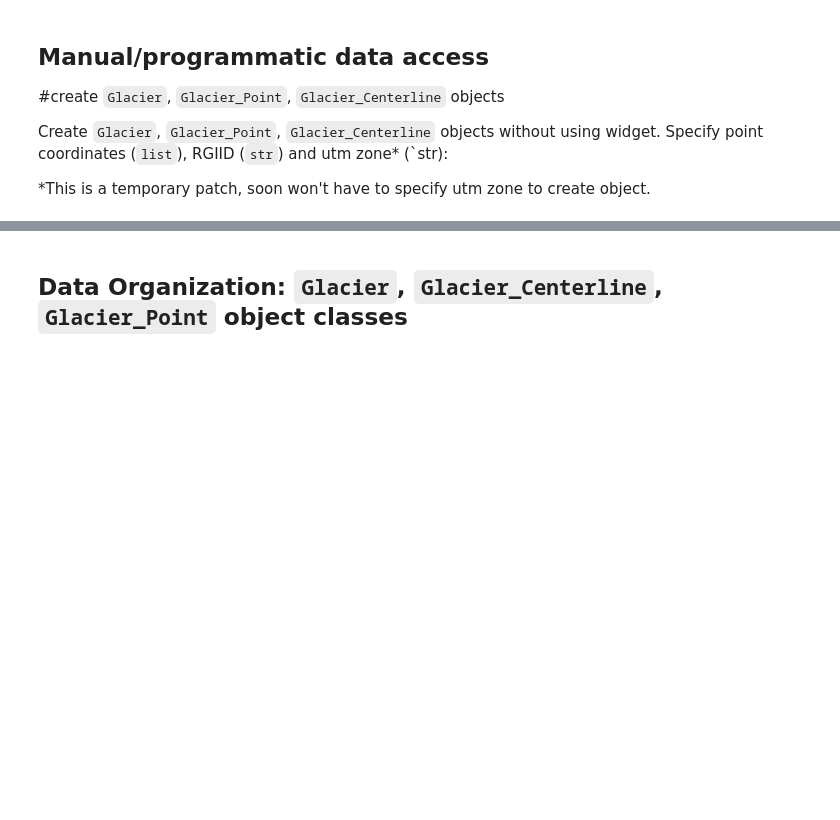
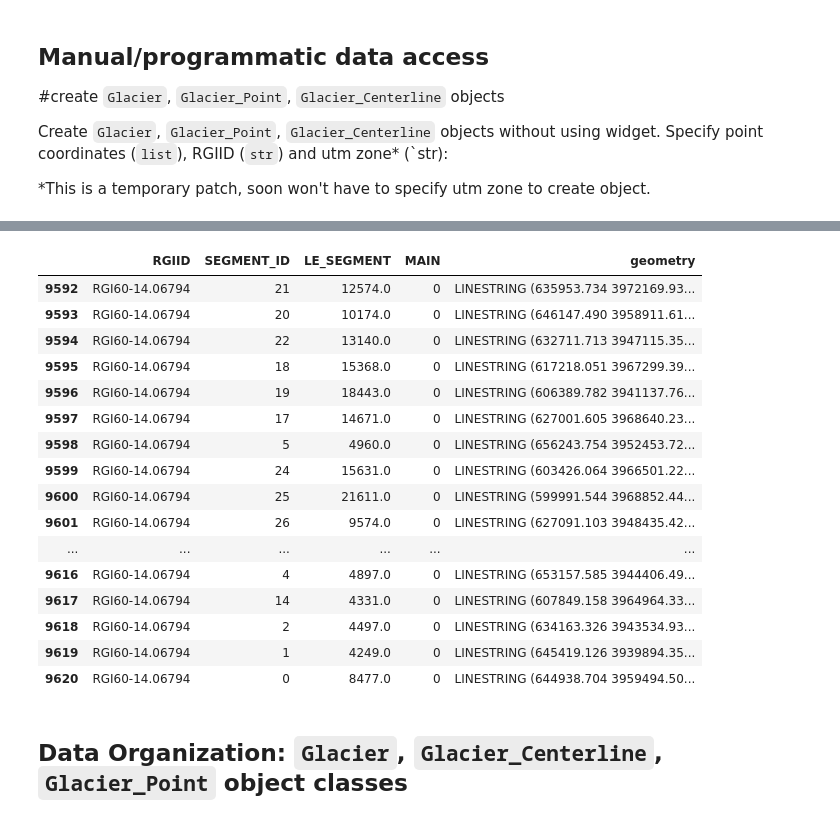
Before and after one commit to vdevauxchupin/ITS_LIVE_TOOL, a Jupyter notebook: roadmap.ipynb, the cells around one changed output, grey strips where cells are left out. Cells and saved outputs as stored; diff of their text form; code cells hidden in the pictures; blank space fills up the shorter version.

```diff
--- a/roadmap.ipynb
+++ b/roadmap.ipynb
@@ -171,5 +216,25 @@ glacier_pt = programmatic_access.create_glacier_point_obj(point, 'label', rgiid)
 # %%
 glacier_centerline = programmatic_access.create_glacier_centerline_obj('label', rgiid)
+# %%
+glacier_centerline.centerlines
+# %% [output]
+|  | RGIID | SEGMENT_ID | LE_SEGMENT | MAIN | geometry |
+| 9592 | RGI60-14.06794 | 21 | 12574.0 | 0 | LINESTRING (635953.734 3972169.93... |
+| 9593 | RGI60-14.06794 | 20 | 10174.0 | 0 | LINESTRING (646147.490 3958911.61... |
+| 9594 | RGI60-14.06794 | 22 | 13140.0 | 0 | LINESTRING (632711.713 3947115.35... |
+| 9595 | RGI60-14.06794 | 18 | 15368.0 | 0 | LINESTRING (617218.051 3967299.39... |
+| 9596 | RGI60-14.06794 | 19 | 18443.0 | 0 | LINESTRING (606389.782 3941137.76... |
+| 9597 | RGI60-14.06794 | 17 | 14671.0 | 0 | LINESTRING (627001.605 3968640.23... |
+| 9598 | RGI60-14.06794 | 5 | 4960.0 | 0 | LINESTRING (656243.754 3952453.72... |
+| 9599 | RGI60-14.06794 | 24 | 15631.0 | 0 | LINESTRING (603426.064 3966501.22... |
+| 9600 | RGI60-14.06794 | 25 | 21611.0 | 0 | LINESTRING (599991.544 3968852.44... |
+| 9601 | RGI60-14.06794 | 26 | 9574.0 | 0 | LINESTRING (627091.103 3948435.42... |
+| ... | ... | ... | ... | ... | ... |
+| 9616 | RGI60-14.06794 | 4 | 4897.0 | 0 | LINESTRING (653157.585 3944406.49... |
+| 9617 | RGI60-14.06794 | 14 | 4331.0 | 0 | LINESTRING (607849.158 3964964.33... |
+| 9618 | RGI60-14.06794 | 2 | 4497.0 | 0 | LINESTRING (634163.326 3943534.93... |
+| 9619 | RGI60-14.06794 | 1 | 4249.0 | 0 | LINESTRING (645419.126 3939894.35... |
+| 9620 | RGI60-14.06794 | 0 | 8477.0 | 0 | LINESTRING (644938.704 3959494.50... |
 # %% [markdown]
 ## Data Organization: `Glacier`, `Glacier_Centerline`, `Glacier_Point` object classes
 # %% [markdown]
```
Also changed, not shown: parts of 17 cells of this notebook, 2 other files.
